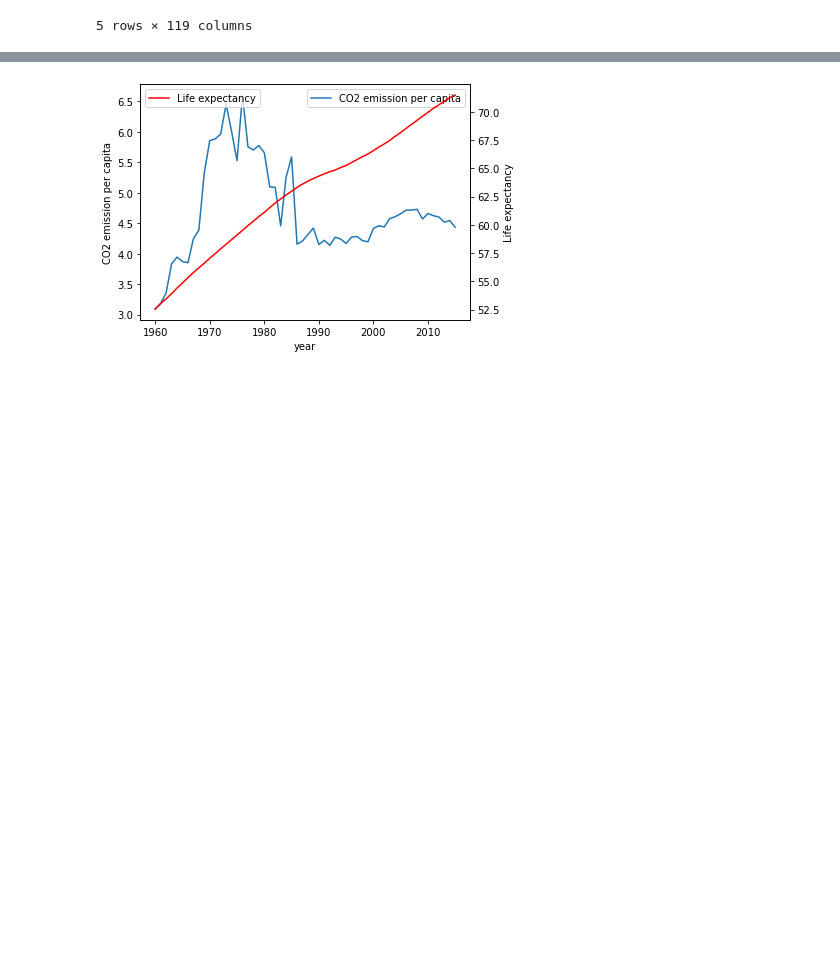
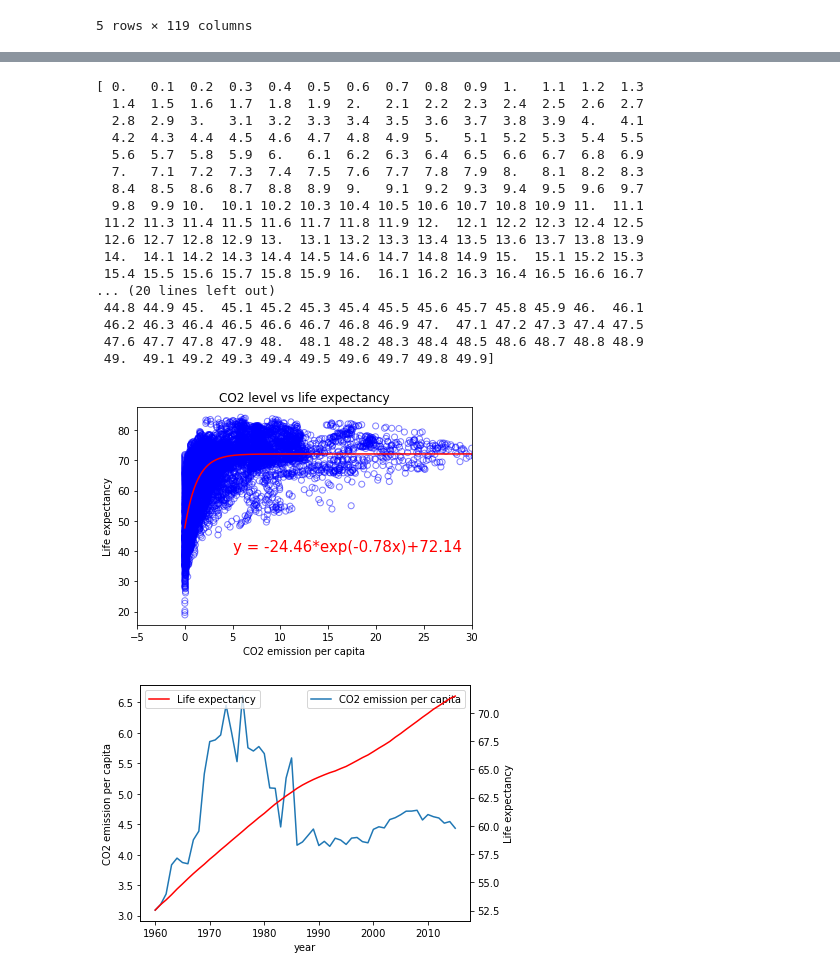
Before and after one commit to Heesu-H/project_1, a Jupyter notebook: CO2_vs_LifeExpectancy_Zheng_Qi.ipynb, the cells around one changed output, grey strips where cells are left out. Cells and saved outputs as stored; diff of their text form; code cells hidden in the pictures; blank space fills up the shorter version.

```diff
--- a/CO2_vs_LifeExpectancy_Zheng_Qi.ipynb
+++ b/CO2_vs_LifeExpectancy_Zheng_Qi.ipynb
@@ -112,3 +113,43 @@ plt.show()
+# %%
+def func(x, a, b, c):
+    return a * np.exp(-b * x) + c
+
+popt, pcov = curve_fit(func, co2, lf)
+x_values= np.arange(0.0, 50.0, 0.1)
+y_values = [func(x, *popt) for x in x_values]
+
+line_eq = "y = " + str(round(popt[0],2)) + "*exp(" + str(round(-popt[1],2))+"x)+"+str(round(popt[2],2))
+#$print(line_eq)
+print(x_values)
+#print(popt[0])
+#plt.plot(co2, value, 'g--', label='fit: a=%5.3f, b=%5.3f, c=%5.3f' % tuple(popt))
+plt.scatter(co2, lf, alpha=0.5, facecolors='none', edgecolors='blue')
+plt.plot(x_values,y_values,"r-")
+plt.annotate(line_eq,(5,40),fontsize=15,color="red")
+plt.xlim(-5,30)
+plt.xlabel("CO2 emission per capita")
+plt.ylabel("Life expectancy")
+plt.title("CO2 level vs life expectancy")
+plt.show()
+# %% [output]
+[ 0.   0.1  0.2  0.3  0.4  0.5  0.6  0.7  0.8  0.9  1.   1.1  1.2  1.3
+  1.4  1.5  1.6  1.7  1.8  1.9  2.   2.1  2.2  2.3  2.4  2.5  2.6  2.7
+  2.8  2.9  3.   3.1  3.2  3.3  3.4  3.5  3.6  3.7  3.8  3.9  4.   4.1
+  4.2  4.3  4.4  4.5  4.6  4.7  4.8  4.9  5.   5.1  5.2  5.3  5.4  5.5
+  5.6  5.7  5.8  5.9  6.   6.1  6.2  6.3  6.4  6.5  6.6  6.7  6.8  6.9
+  7.   7.1  7.2  7.3  7.4  7.5  7.6  7.7  7.8  7.9  8.   8.1  8.2  8.3
+  8.4  8.5  8.6  8.7  8.8  8.9  9.   9.1  9.2  9.3  9.4  9.5  9.6  9.7
+  9.8  9.9 10.  10.1 10.2 10.3 10.4 10.5 10.6 10.7 10.8 10.9 11.  11.1
+ 11.2 11.3 11.4 11.5 11.6 11.7 11.8 11.9 12.  12.1 12.2 12.3 12.4 12.5
+ 12.6 12.7 12.8 12.9 13.  13.1 13.2 13.3 13.4 13.5 13.6 13.7 13.8 13.9
+ 14.  14.1 14.2 14.3 14.4 14.5 14.6 14.7 14.8 14.9 15.  15.1 15.2 15.3
+ 15.4 15.5 15.6 15.7 15.8 15.9 16.  16.1 16.2 16.3 16.4 16.5 16.6 16.7
+... (20 lines left out)
+ 44.8 44.9 45.  45.1 45.2 45.3 45.4 45.5 45.6 45.7 45.8 45.9 46.  46.1
+ 46.2 46.3 46.4 46.5 46.6 46.7 46.8 46.9 47.  47.1 47.2 47.3 47.4 47.5
+ 47.6 47.7 47.8 47.9 48.  48.1 48.2 48.3 48.4 48.5 48.6 48.7 48.8 48.9
+ 49.  49.1 49.2 49.3 49.4 49.5 49.6 49.7 49.8 49.9]
+[figure, added]
 # %%
 co2_lf_sum=co2_lf_df.describe()
 co2_mean=[]
```
Also changed, not shown: parts of 2 cells of this notebook.
